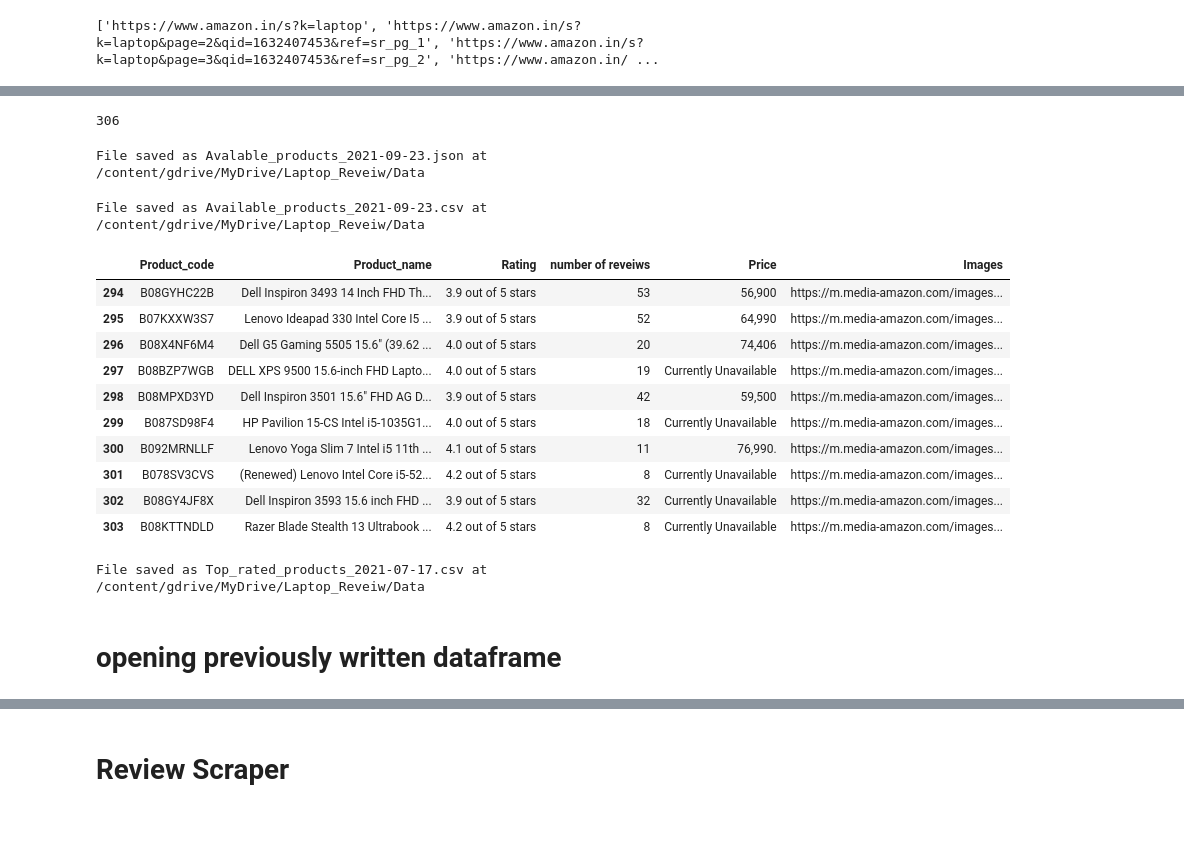
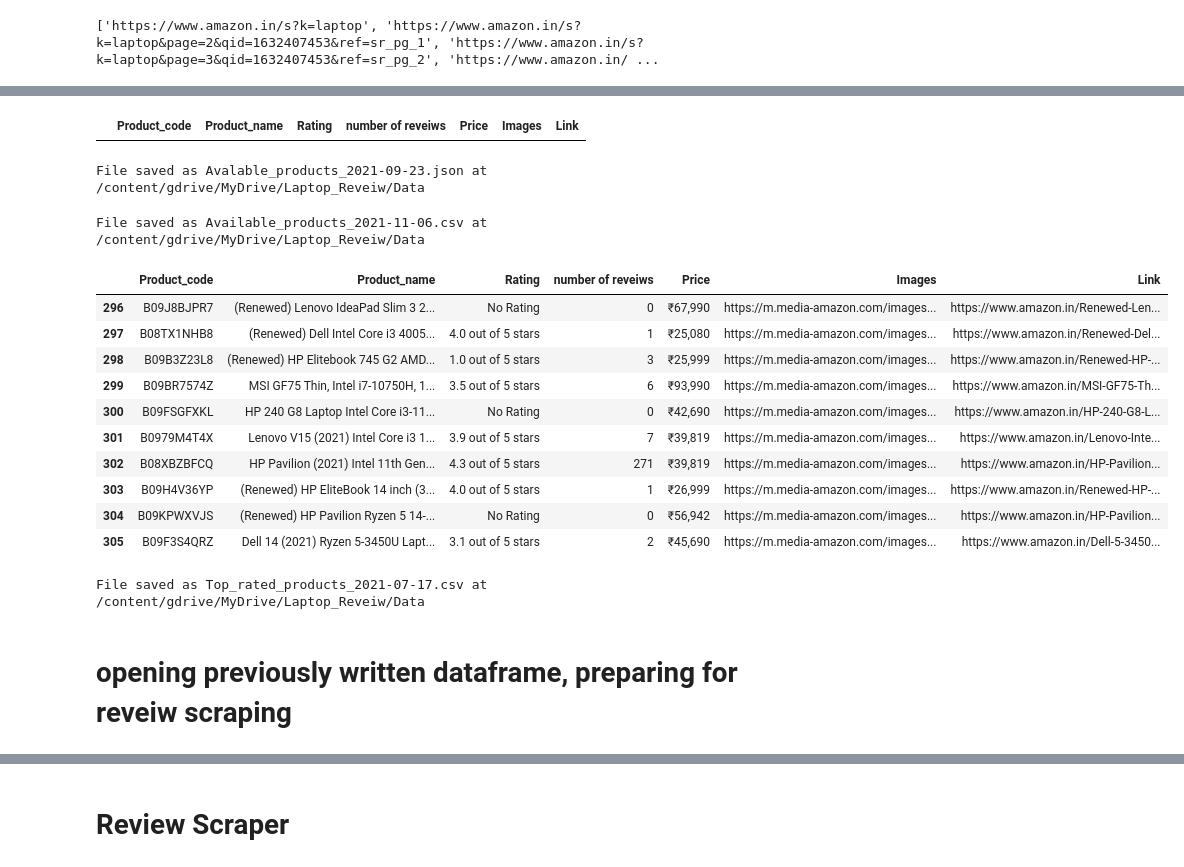
Before and after one commit to DibyaSadhukhan/Amazon_Review_Analysis, a Jupyter notebook: Laptop_reveiw_Sentiment_Analysis_17_07.ipynb, the cells around one changed output, grey strips where cells are left out. Saved outputs shown, nothing was run; the diff lists cells and outputs as text; code cells hidden in the pictures; blank space fills up the shorter version.

```diff
--- a/Laptop_reveiw_Sentiment_Analysis_17_07.ipynb
+++ b/Laptop_reveiw_Sentiment_Analysis_17_07.ipynb
@@ -70,15 +70,19 @@ print(pagelink)
 # %% [output]
 ['https://www.amazon.in/s?k=laptop', 'https://www.amazon.in/s?k=laptop&page=2&qid=1632407453&ref=sr_pg_1', 'https://www.amazon.in/s?k=laptop&page=3&qid=1632407453&ref=sr_pg_2', 'https://www.amazon.in/ ...
 # %%
-"""
+headers = {'User-Agent' : 'Mozilla/5.0 (Windows NT 10.0; Win64; x64) AppleWebKit/537.36 (KHTML, like Gecko) Chrome/94.0.4606.54 Safari/537.36'}
+webPage = requests.get(pagelinks[2], headers = headers).text
+soup = BeautifulSoup(webPage, 'html')
 #print(soup.find('a',class_='s-pagination-item s-pagination-next s-pagination-button s-pagination-separator'))
-tags=soup.find_all('div',class_ ='s-result-item s-asin sg-col-0-of-12 sg-col-16-of-20 sg-col sg-col-12-of-16')
+tags=soup.find_all('div',class_ ='s-result-item s-asin sg-col-0-of-12 sg-col-16-of-20 sg-col s-widget-spacing-small sg-col-12-of-16')
 #print(tags)
 for tag in tags:
     product_code=tag.attrs['data-asin']
     print(product_code)
     product_name=tag.find('h2',class_='a-size-mini a-spacing-none a-color-base s-line-clamp-2').text
+    print(product_name)
     product_link='https://www.amazon.in'+tag.find('h2',class_='a-size-mini a-spacing-none a-color-base s-line-clamp-2').find('a',class_='a-link-normal a-text-normal')['href']
+    print(product_link)
     try:
       product_rating=tag.find('div',class_='a-row a-size-small').find('span',class_='a-icon-alt').text
     except:
@@ -90,9 +94,4 @@ for tag in tags:
     try:
       product_price=tag.find('div',class_='a-row a-size-base a-color-base').find('span',class_='a-offscreen').text
     except:
-      priduct_price="Currently Unavailable"
-    #print(product_name)
-    print(product_price)
-    #print(product_numrev)
-    #print(product_link)
-"""
+      product_price="Currently Unavailable"
@@ -104,14 +121,17 @@ def get_product_detail_1(pagelink):
   for link in pagelink:
     #print(link)
     webPage = requests.get(link, headers = headers).text
-    soup = BeautifulSoup(webPage, 'lxml')
+    soup = BeautifulSoup(webPage, 'html')
     #next=soup.find('a',class_='s-pagination-item s-pagination-next s-pagination-button s-pagination-separator')['href']
-    tags=soup.find_all('div',class_ ='s-result-item s-asin sg-col-0-of-12 sg-col-16-of-20 sg-col sg-col-12-of-16')
+    tags=soup.find_all('div',class_ ='s-result-item s-asin sg-col-0-of-12 sg-col-16-of-20 sg-col s-widget-spacing-small sg-col-12-of-16')
     #print(tags)
     for tag in tags:
       product_code=tag.attrs['data-asin']
       product_name=tag.find('h2',class_='a-size-mini a-spacing-none a-color-base s-line-clamp-2').text
-      product_link='https://www.amazon.in'+tag.find('h2',class_='a-size-mini a-spacing-none a-color-base s-line-clamp-2').find('a',class_='a-link-normal a-text-normal')['href']
+      try:
+        product_link='https://www.amazon.in'+tag.find('h2',class_='a-size-mini a-spacing-none a-color-base s-line-clamp-2').find('a',class_='a-link-normal a-text-normal')['href']
+      except:
+        product_link='https://www.amazon.in'+tag.find('a',href=True)['href']
       try:
         product_rating=tag.find('div',class_='a-row a-size-small').find('span',class_='a-icon-alt').text
       except:
@@ -147,7 +187,8 @@ df.head()
 # %%
 len(df)
+df.loc[df['Link']==""]
 # %% [output]
-306
+|  | Product_code | Product_name | Rating | number of reveiws | Price | Images | Link |
 # %%
 #df=df.set_index('Product_code')
 write_dataframe_json(df,'Avalable_products_')
@@ -156,26 +197,26 @@ File saved as Avalable_products_2021-09-23.json at /content/gdrive/MyDrive/Lapto
 # %%
 write_dataframe(df,'Available_products_')
 # %% [output]
-File saved as Available_products_2021-09-23.csv at /content/gdrive/MyDrive/Laptop_Reveiw/Data
+File saved as Available_products_2021-11-06.csv at /content/gdrive/MyDrive/Laptop_Reveiw/Data
 # %%
-df1.tail(10)
+df.tail(10)
 # %% [output]
-|  | Product_code | Product_name | Rating | number of reveiws | Price | Images |
-| 294 | B08GYHC22B | Dell Inspiron 3493 14 Inch FHD Th... | 3.9 out of 5 stars | 53 | 56,900 | https://m.media-amazon.com/images... |
-| 295 | B07KXXW3S7 | Lenovo Ideapad 330 Intel Core I5 ... | 3.9 out of 5 stars | 52 | 64,990 | https://m.media-amazon.com/images... |
-| 296 | B08X4NF6M4 | Dell G5 Gaming 5505 15.6" (39.62 ... | 4.0 out of 5 stars | 20 | 74,406 | https://m.media-amazon.com/images... |
-| 297 | B08BZP7WGB | DELL XPS 9500 15.6-inch FHD Lapto... | 4.0 out of 5 stars | 19 | Currently Unavailable | https://m.media-amazon.com/images... |
-| 298 | B08MPXD3YD | Dell Inspiron 3501 15.6" FHD AG D... | 3.9 out of 5 stars | 42 | 59,500 | https://m.media-amazon.com/images... |
-| 299 | B087SD98F4 | HP Pavilion 15-CS Intel i5-1035G1... | 4.0 out of 5 stars | 18 | Currently Unavailable | https://m.media-amazon.com/images... |
-| 300 | B092MRNLLF | Lenovo Yoga Slim 7 Intel i5 11th ... | 4.1 out of 5 stars | 11 | 76,990. | https://m.media-amazon.com/images... |
-| 301 | B078SV3CVS | (Renewed) Lenovo Intel Core i5-52... | 4.2 out of 5 stars | 8 | Currently Unavailable | https://m.media-amazon.com/images... |
-| 302 | B08GY4JF8X | Dell Inspiron 3593 15.6 inch FHD ... | 3.9 out of 5 stars | 32 | Currently Unavailable | https://m.media-amazon.com/images... |
-| 303 | B08KTTNDLD | Razer Blade Stealth 13 Ultrabook ... | 4.2 out of 5 stars | 8 | Currently Unavailable | https://m.media-amazon.com/images... |
+|  | Product_code | Product_name | Rating | number of reveiws | Price | Images | Link |
+| 296 | B09J8BJPR7 | (Renewed) Lenovo IdeaPad Slim 3 2... | No Rating | 0 | ₹67,990 | https://m.media-amazon.com/images... | https://www.amazon.in/Renewed-Len... |
+| 297 | B08TX1NHB8 | (Renewed) Dell Intel Core i3 4005... | 4.0 out of 5 stars | 1 | ₹25,080 | https://m.media-amazon.com/images... | https://www.amazon.in/Renewed-Del... |
+| 298 | B09B3Z23L8 | (Renewed) HP Elitebook 745 G2 AMD... | 1.0 out of 5 stars | 3 | ₹25,999 | https://m.media-amazon.com/images... | https://www.amazon.in/Renewed-HP-... |
+| 299 | B09BR7574Z | MSI GF75 Thin, Intel i7-10750H, 1... | 3.5 out of 5 stars | 6 | ₹93,990 | https://m.media-amazon.com/images... | https://www.amazon.in/MSI-GF75-Th... |
+| 300 | B09FSGFXKL | HP 240 G8 Laptop Intel Core i3-11... | No Rating | 0 | ₹42,690 | https://m.media-amazon.com/images... | https://www.amazon.in/HP-240-G8-L... |
+| 301 | B0979M4T4X | Lenovo V15 (2021) Intel Core i3 1... | 3.9 out of 5 stars | 7 | ₹39,819 | https://m.media-amazon.com/images... | https://www.amazon.in/Lenovo-Inte... |
+| 302 | B08XBZBFCQ | HP Pavilion (2021) Intel 11th Gen... | 4.3 out of 5 stars | 271 | ₹39,819 | https://m.media-amazon.com/images... | https://www.amazon.in/HP-Pavilion... |
+| 303 | B09H4V36YP | (Renewed) HP EliteBook 14 inch (3... | 4.0 out of 5 stars | 1 | ₹26,999 | https://m.media-amazon.com/images... | https://www.amazon.in/Renewed-HP-... |
+| 304 | B09KPWXVJS | (Renewed) HP Pavilion Ryzen 5 14-... | No Rating | 0 | ₹56,942 | https://m.media-amazon.com/images... | https://www.amazon.in/HP-Pavilion... |
+| 305 | B09F3S4QRZ | Dell 14 (2021) Ryzen 5-3450U Lapt... | 3.1 out of 5 stars | 2 | ₹45,690 | https://m.media-amazon.com/images... | https://www.amazon.in/Dell-5-3450... |
 # %%
 write_dataframe(df1,'Top_rated_products_')
 # %% [output]
 File saved as Top_rated_products_2021-07-17.csv at /content/gdrive/MyDrive/Laptop_Reveiw/Data
 # %% [markdown]
-# opening previously written dataframe
+# opening previously written dataframe, preparing for reveiw scraping
 # %%
 import pandas as pd
```
Also changed, not shown: parts of 6 cells of this notebook.
